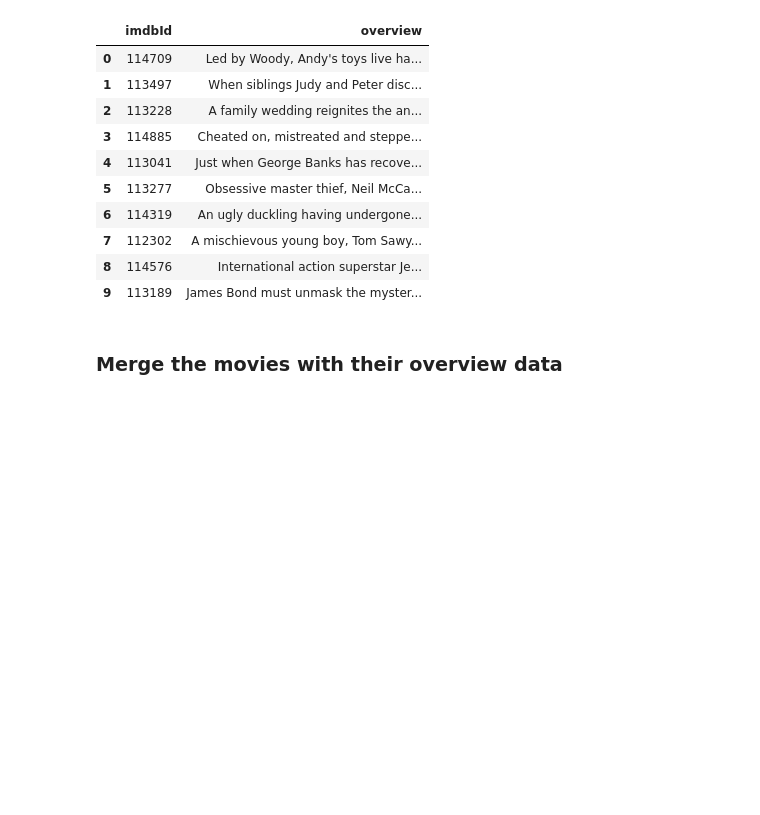
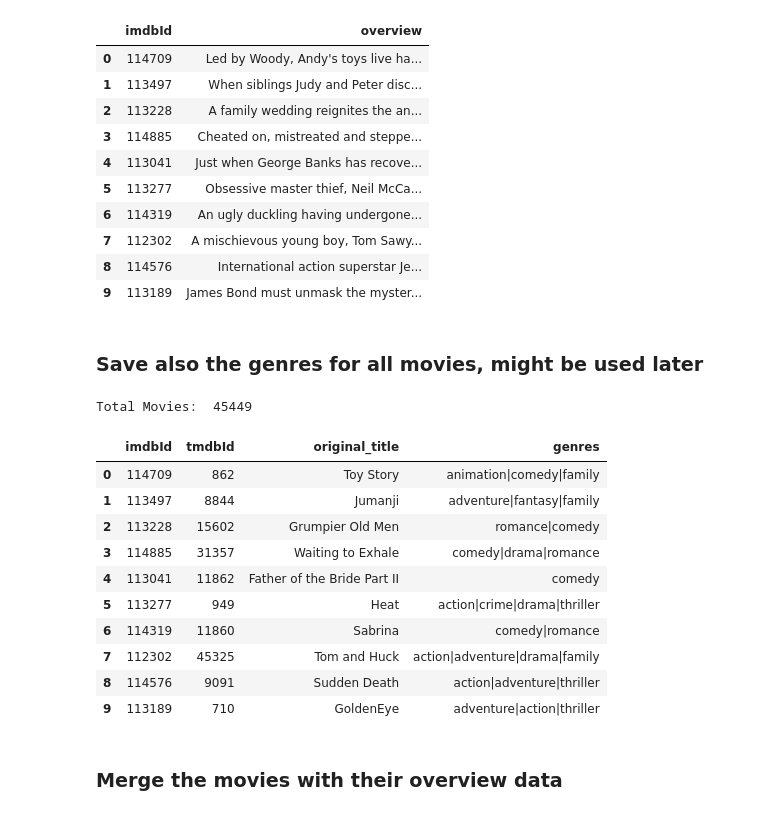
Before and after one commit to MChatzakis/DIS-RecommenderSystem, a Jupyter notebook: src/content-based-filtering/content-based-filtering.ipynb, the cells around one changed output. Drawn from its saved outputs; the diff is of its cells as text; code cells hidden in the pictures; blank space fills up the shorter version.

Commit message:
generated genres

```diff
--- a/src/content-based-filtering/content-based-filtering.ipynb
+++ b/src/content-based-filtering/content-based-filtering.ipynb
@@ -143,6 +143,52 @@ metadata.head(10)
 | 7 | 112302 | A mischievous young boy, Tom Sawy... |
 | 8 | 114576 | International action superstar Je... |
 | 9 | 113189 | James Bond must unmask the myster... |
+# %% [markdown]
+### Save also the genres for all movies, might be used later
+# %%
+def get_list_of_genres(genres):
+    genres_list = []
+    for item in genres:
+        genres_list.append(item["name"].lower())
+    return genres_list
+
+def list_to_string(list_of_strings):
+    return "|".join(list_of_strings)
+
+metadata_expanded = pd.read_csv("../../data/movies_metadata.csv", low_memory=False)[
+    ["imdb_id", "id", "original_title", "genres"]
+]
+
+metadata_expanded.dropna(inplace=True)
+
+metadata_expanded.rename(columns={"imdb_id": "imdbId"}, inplace=True)#tmdbId
+metadata_expanded.rename(columns={"id": "tmdbId"}, inplace=True)#tmdbId
+
+metadata_expanded["genres"] = metadata_expanded["genres"].apply(ast.literal_eval)
+metadata_expanded["genres"] = metadata_expanded["genres"].apply(get_list_of_genres)
+metadata_expanded["genres"] = metadata_expanded["genres"].apply(list_to_string)
+
+metadata_expanded["imdbId"] = metadata_expanded["imdbId"].apply(lambda x: str(x).replace("tt", "")).astype(int)
+
+print("Total Movies: ", len(metadata_expanded))
+
+# Save file
+metadata_expanded.to_csv("../../data/full_movielens_genres.csv", index=False)
+
+metadata_expanded.head(10)
+# %% [output]
+Total Movies:  45449
+|  | imdbId | tmdbId | original_title | genres |
+| 0 | 114709 | 862 | Toy Story | animation|comedy|family |
+| 1 | 113497 | 8844 | Jumanji | adventure|fantasy|family |
+| 2 | 113228 | 15602 | Grumpier Old Men | romance|comedy |
+| 3 | 114885 | 31357 | Waiting to Exhale | comedy|drama|romance |
+| 4 | 113041 | 11862 | Father of the Bride Part II | comedy |
+| 5 | 113277 | 949 | Heat | action|crime|drama|thriller |
+| 6 | 114319 | 11860 | Sabrina | comedy|romance |
+| 7 | 112302 | 45325 | Tom and Huck | action|adventure|drama|family |
+| 8 | 114576 | 9091 | Sudden Death | action|adventure|thriller |
+| 9 | 113189 | 710 | GoldenEye | adventure|action|thriller |
 # %% [markdown]
 ### Merge the movies with their overview data
 # %%
```
Also changed, not shown: 1 other file.
